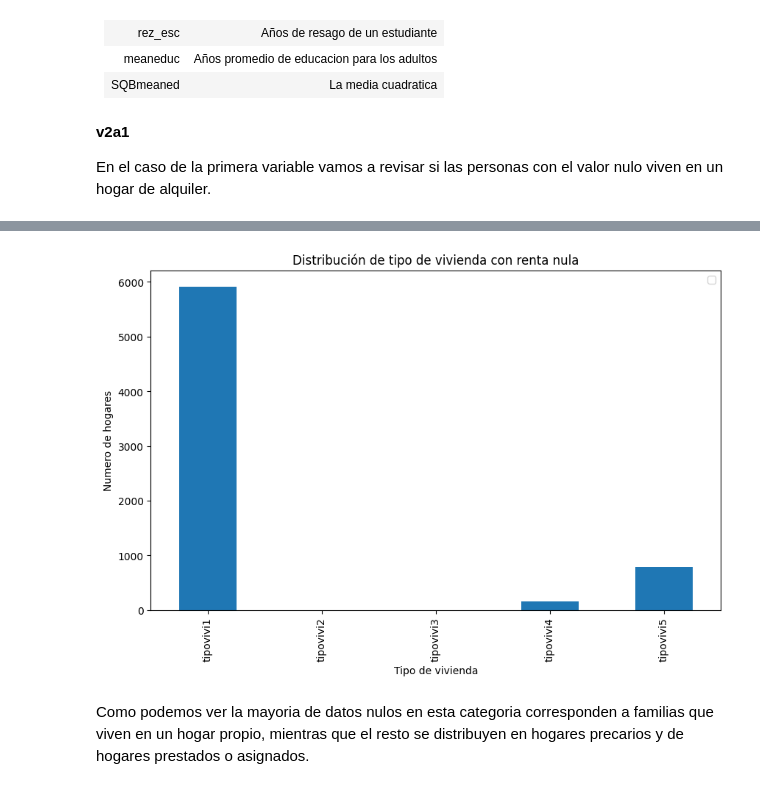
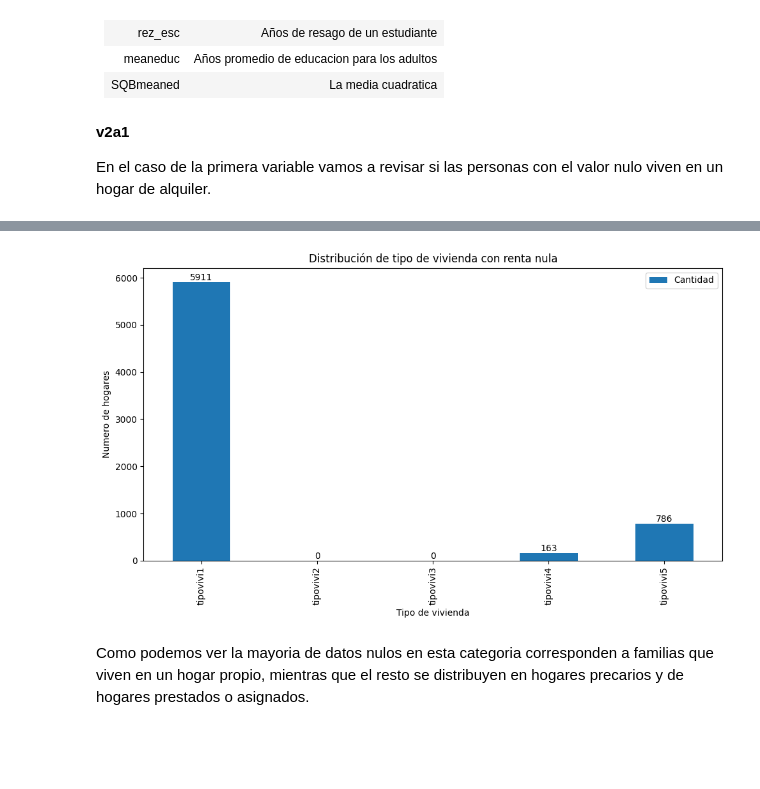
Before and after one commit to frank-the-tankk/Data-Mining-Costa-Rican-Household-Poverty-Level-Prediction-, a Jupyter notebook: ProyectoML.ipynb, the cells around one changed output, grey strips where cells are left out. Cells and saved outputs as stored; diff of their text form; code cells hidden in the pictures; blank space fills up the shorter version.

```diff
--- a/ProyectoML.ipynb
+++ b/ProyectoML.ipynb
@@ -199,13 +199,20 @@ SQBmeaned | La media cuadratica
 En el caso de la primera variable vamos a revisar si las personas con el valor nulo viven en un hogar de alquiler.
 # %%
 nullRenta = train[train['v2a1'].isnull()]
-#pd.merge(nullRenta['tipovivi1'], nullRenta['tipovivi2'], how='outer', on=None)
 dataForDiagram = nullRenta[['tipovivi1', 'tipovivi2', 'tipovivi3', 'tipovivi4', 'tipovivi5']].sum()
 
-dataForDiagram.plot(kind='bar', figsize=(10, 6))
+ax = dataForDiagram.plot(kind='bar', figsize=(10, 6))
 plt.xlabel('Tipo de vivienda')
 plt.ylabel('Numero de hogares')
 plt.title('Distribución de tipo de vivienda con renta nula')
-plt.legend(loc='upper right')
+
+# Add labels to the bars
+for i, v in enumerate(dataForDiagram):
+    ax.text(i, v, str(v), ha='center', va='bottom')
+
+# Add legend with a meaningful label
+plt.legend(['Cantidad'], loc='upper right')
+
+plt.tight_layout()
 plt.show()
 # %% [output]
@@ -213,4 +219,4 @@ WARNING:matplotlib.legend:No artists with labels found to put in legend.  Note t
-[figure, old version]
+[figure, new version]
 # %% [markdown]
 Como podemos ver la mayoria de datos nulos en esta categoria corresponden a familias que viven en un hogar propio, mientras que el resto se distribuyen en hogares precarios y de hogares prestados o asignados.
 # %% [markdown]
```
Also changed, not shown: parts of 3 cells of this notebook.
